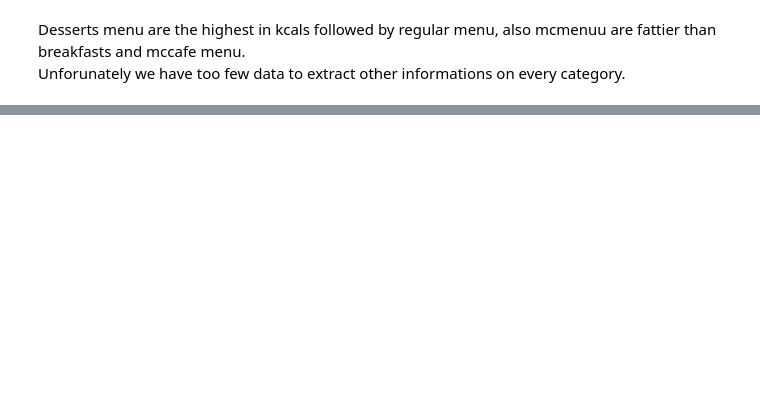
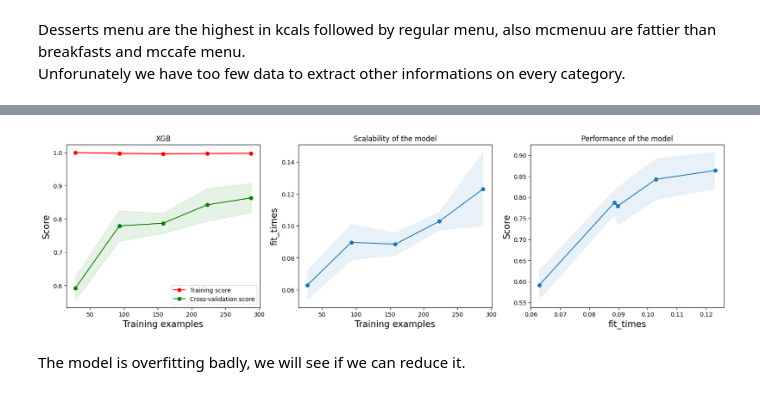
Before and after one commit to NicoGiamm/MachineLearning-DataScience_smallprojects, a Jupyter notebook: Fast Food Nutritional Values/Fast_food_analysis.ipynb, the cells around one changed output, grey strips where cells are left out. Cells and saved outputs as stored; diff of their text form; code cells hidden in the pictures; blank space fills up the shorter version.

```diff
--- a/Fast Food Nutritional Values/Fast_food_analysis.ipynb
+++ b/Fast Food Nutritional Values/Fast_food_analysis.ipynb
@@ -342,0 +375,3 @@ Unforunately we have too few data to extract other informations on every categor
+# %%
+plot_learning_curve(pipe, 'XGB', X_train, y_train, cv = 5, scoring='f1_weighted')
+# %% [output]
@@ -342,0 +379,3 @@ Unforunately we have too few data to extract other informations on every categor
+[figure, added]
+# %% [markdown]
+The model is overfitting badly, we will see if we can reduce it.
```
Also changed, not shown: parts of 16 cells of this notebook.
